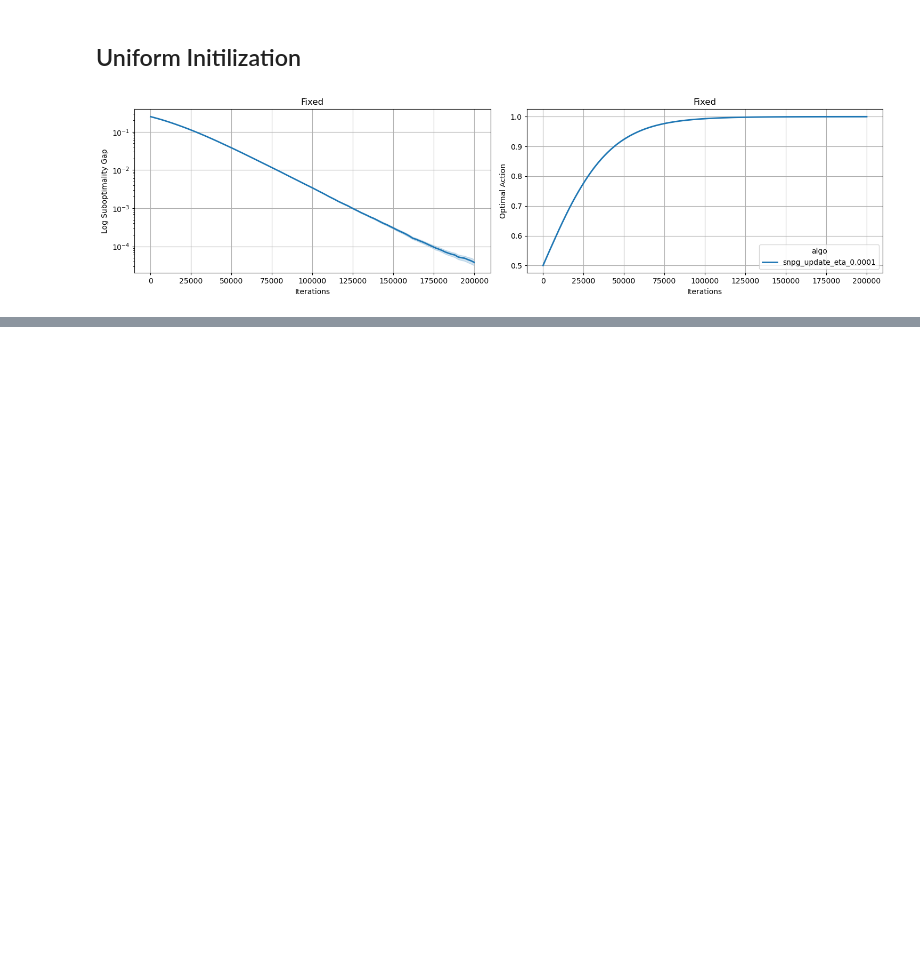
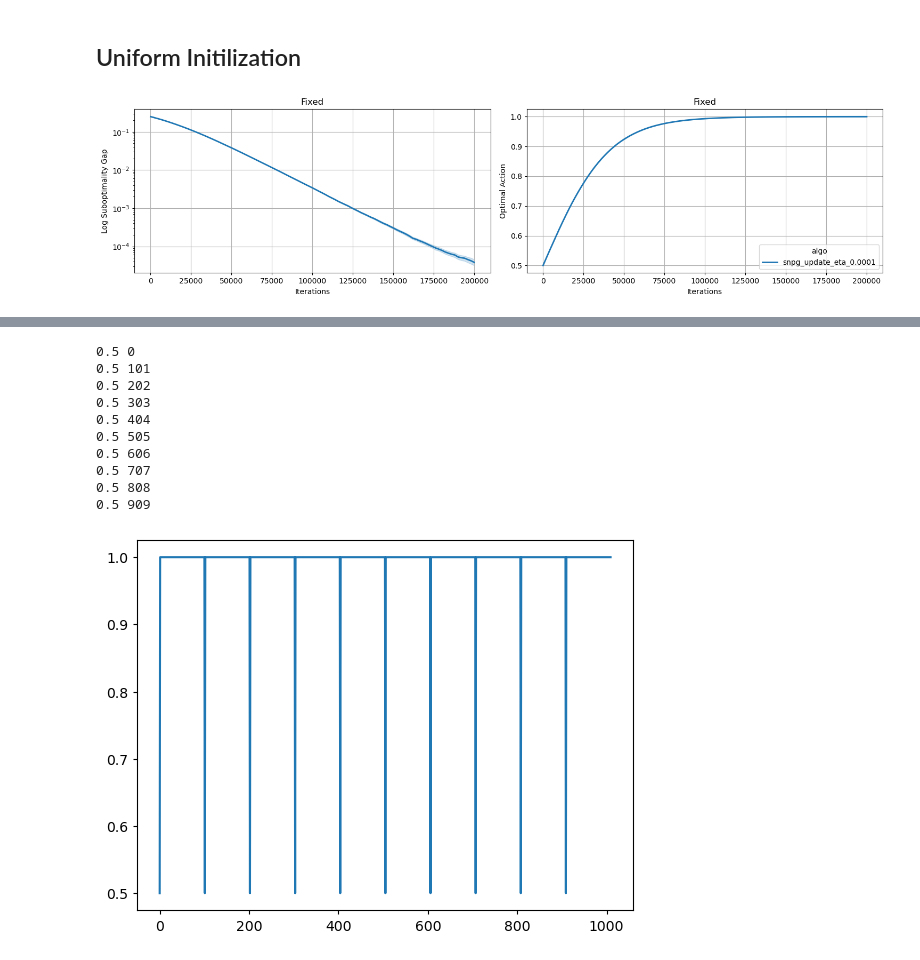
Before and after one commit to reza-asad/practical-pg, a Jupyter notebook: plot_experiment.ipynb, the cells around one changed output, grey strips where cells are left out. Cells and saved outputs as stored; diff of their text form; code cells hidden in the pictures; blank space fills up the shorter version.

```diff
--- a/plot_experiment.ipynb
+++ b/plot_experiment.ipynb
@@ -384,0 +289,21 @@ Done: Deterministic (0.2), 10, bad
+# %%
+# input_path = 'results/SMDPO_DET_DELTA_DEPENDENT_VS_MDPO_PG/constant_eta_arms_5_init_uniform/Deterministic (0.05)/pg_update_best_results.npy'
+# np.load(input_path, allow_pickle=True).item()['std_opt_action_pr'][-10:]
+
+# plot mean_
+plt.plot(mean_)
+for idx, e in enumerate(mean_):
+    if e < 1:
+        print(e, idx)
+# %% [output]
+0.5 0
+0.5 101
+0.5 202
+0.5 303
+0.5 404
+0.5 505
+0.5 606
+0.5 707
+0.5 808
+0.5 909
+[figure, added]
```
Also changed, not shown: parts of 6 cells of this notebook, 9 other files.
